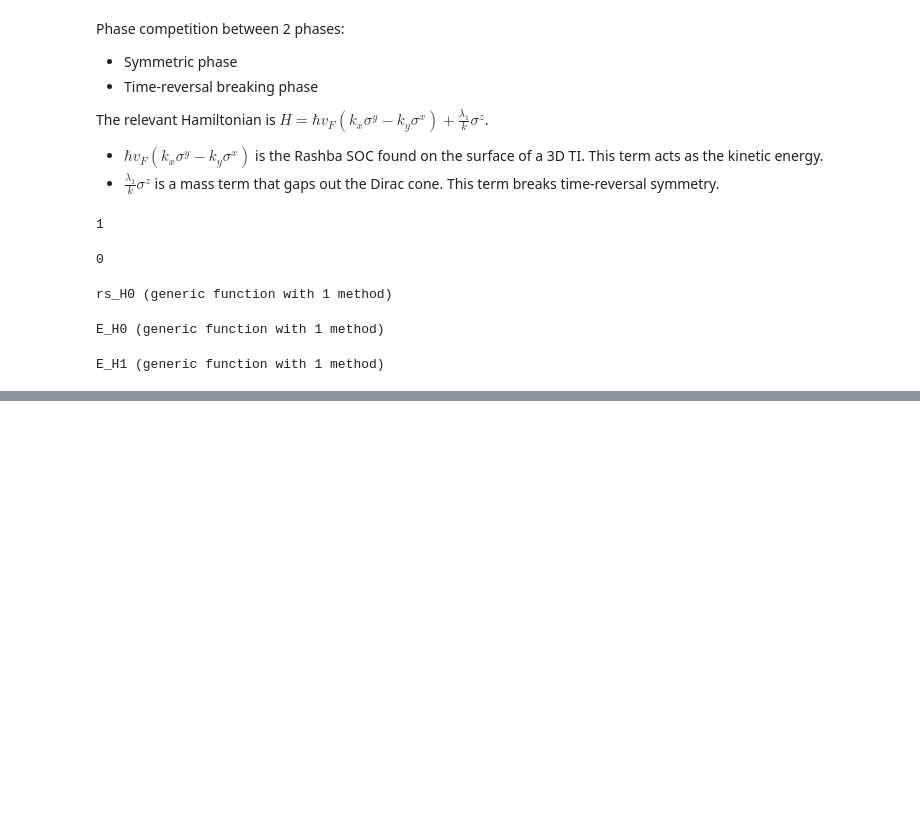
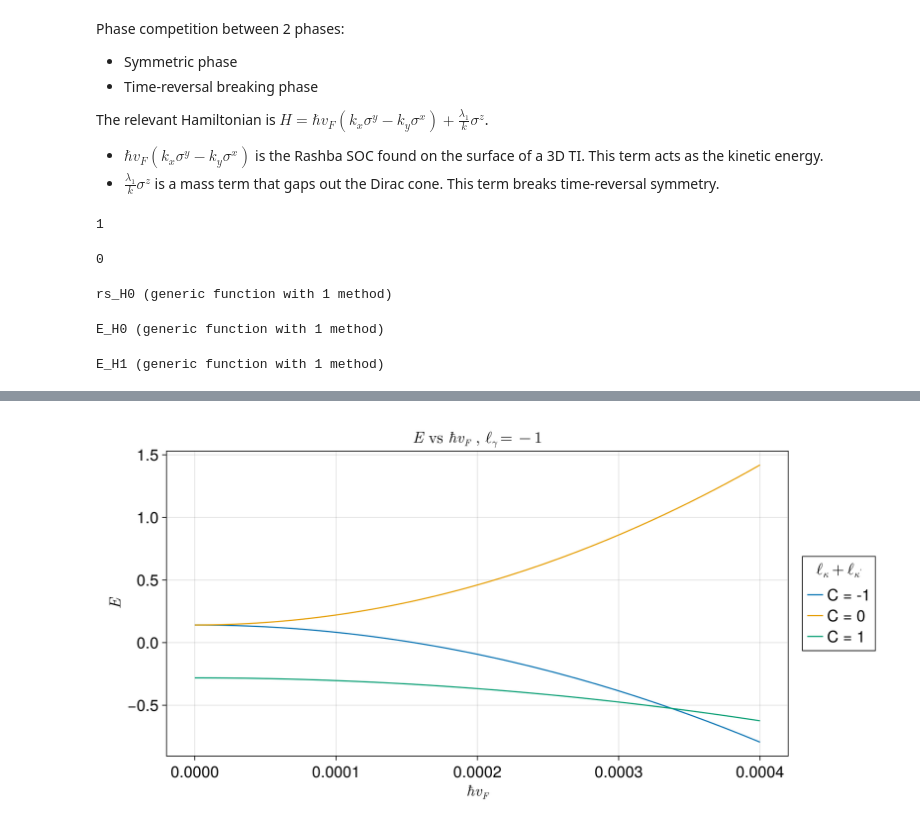
Before and after one commit to aviVadali/Summer2024, a Jupyter notebook: 3D_TI_SCHF.ipynb, the cells around one changed output, grey strips where cells are left out. Cells and saved outputs as stored; diff of their text form; code cells hidden in the pictures; blank space fills up the shorter version.

```diff
--- a/3D_TI_SCHF.ipynb
+++ b/3D_TI_SCHF.ipynb
@@ -224,0 +289,16 @@ P
+# %%
+# Freeze into l_gamma = -1
+l_gam = -1
+P = Figure(size=(1000, 500), fontsize=20)
+ax = Axis(P[1, 1],
+title = L"E \ \text{vs} \ \hbar v_F \ , \ \ell_\gamma = -1",
+xlabel = L"\hbar v_F", ylabel = L"E")
+for i in 1:3
+    lines!(ax, vF_list, energies[1, i, :],
+    label = "C = "*string(i - 1 + l_gam % 3))
+end
+P[1, 2] = Legend(P, ax, L"\ell_\kappa + \ell_{\kappa^\prime}",
+framevisible = true)
+P
+# %% [output]
+[figure, added]
```
Also changed, not shown: parts of 11 cells of this notebook, 1 other file.
